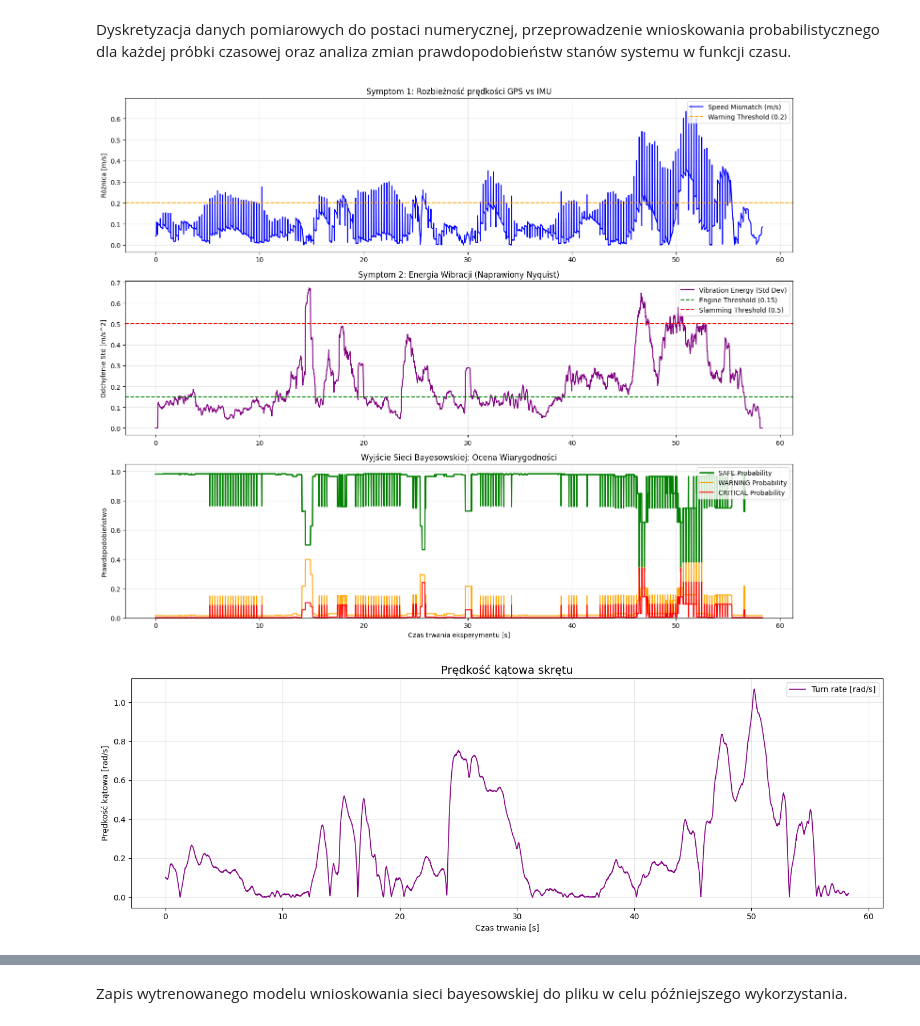
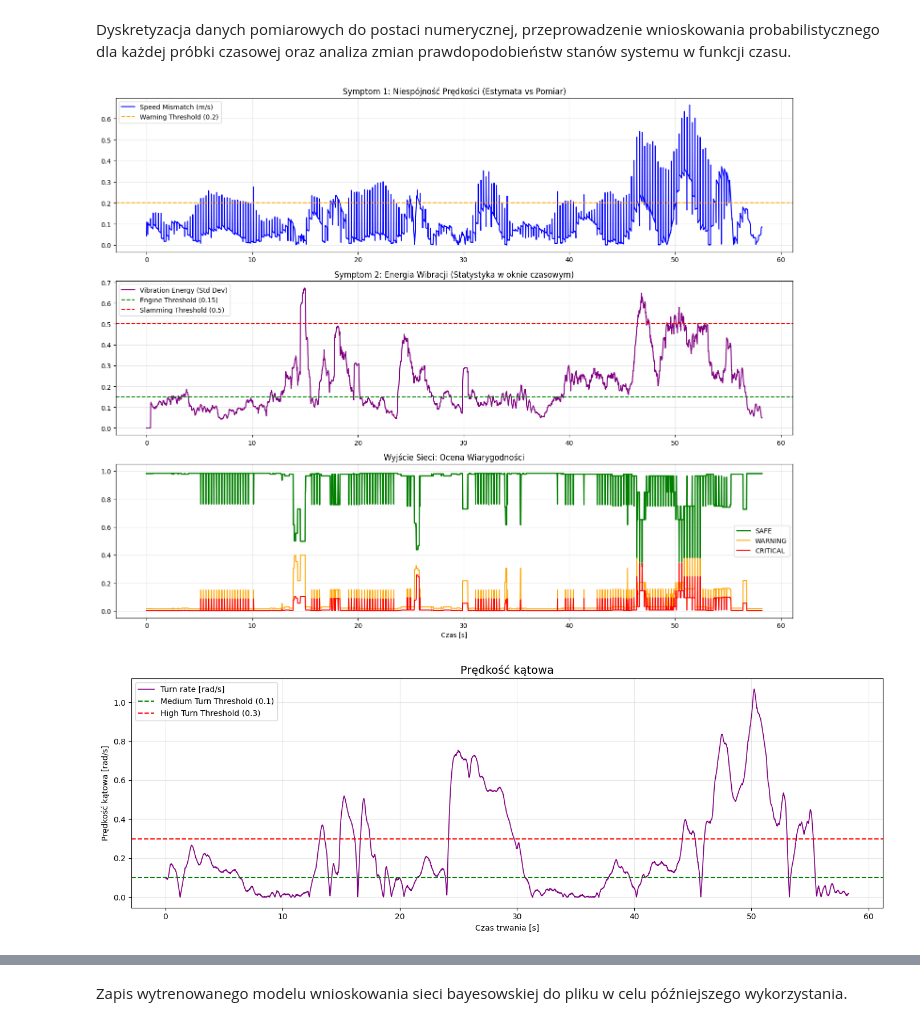
Before and after one commit to tygrysiatkomale/Inzynierka, a Jupyter notebook: data_preparation_and_model_training.ipynb, the cells around one changed output, grey strips where cells are left out. Drawn from its saved outputs; the diff is of its cells as text; code cells hidden in the pictures.

```diff
--- a/data_preparation_and_model_training.ipynb
+++ b/data_preparation_and_model_training.ipynb
@@ -50,7 +50,7 @@ df_imu['acc_total'] = np.sqrt(
     df_imu['linear_acceleration.z']**2
 )
 
-df_imu['vibration_energy'] = df_imu['acc_total'].rolling(window=25, center=True).std()
+df_imu['vibration_energy'] = df_imu['acc_total'].rolling(window=25, center=False).std()
 df_imu['vibration_energy'] = df_imu['vibration_energy'].fillna(0)
 
 
@@ -98,15 +97,15 @@ df_merged = pd.merge_asof(
     df_imu,
     df_vel[['time', 'speed_filter']],
     on='time',
-    direction='nearest',
+    direction='backward',
     tolerance=0.1
-    )
+)
 
 df_merged = pd.merge_asof(
     df_merged,
     df_pose[['time', 'speed_gps']],
     on='time',
-    direction='nearest',
+    direction='backward',
     tolerance=0.2
 )
 
@@ -304,28 +303,6 @@ print(q_safe)
 # %% [markdown]
 Dyskretyzacja danych pomiarowych do postaci numerycznej, przeprowadzenie wnioskowania probabilistycznego dla każdej próbki czasowej oraz analiza zmian prawdopodobieństw stanów systemu w funkcji czasu.
 # %%
-df_bn = pd.DataFrame()
-
-df_bn['Roll_State'] = pd.cut(df_merged['roll'].abs(),
-                             bins=[-1, 5, 15, 180],
-                             labels=[0, 1, 2]).astype(int)
-
-df_bn['Mismatch_State'] = pd.cut(df_merged['speed_mismatch'].abs(),
-                                 bins=[-1, 0.2, 0.5, 100],
-                                 labels=[0, 1, 2]).astype(int)
-
-df_bn['Vibration_State'] = pd.cut(df_merged['vibration_energy'],
-                                  bins=[-1, 0.15, 0.5, 100],
-                                  labels=[0, 1, 2]).astype(int)
-
-df_bn['Turn_State'] = pd.cut(df_merged['turn_rate'],
-                             bins=[-1, 0.1, 0.3, 100],
-                             labels=[0, 1, 2]).astype(int)
-
-df_bn['Engine_Status'] = pd.cut(df_merged['speed_filter'],
-                                bins=[-1, 0.2, 100],
-                                labels=[0, 1]).astype(int)
-
 results_safe = []
 results_warning = []
 results_critical = []
@@ -342,51 +319,50 @@ for index, row in df_bn.iterrows():
 
     try:
         q = infer.query(variables=['System_Status'], evidence=evidence, show_progress=False)
         results_safe.append(q.values[0])
         results_warning.append(q.values[1])
         results_critical.append(q.values[2])
     except:
         results_safe.append(0)
         results_warning.append(1)
         results_critical.append(0)
 
 plt.figure(figsize=(15, 12))
+time_rel = df_merged['time'] - df_merged['time'].iloc[0]
+
 
 plt.subplot(3, 1, 1)
-time_rel = df_merged['time'] - df_merged['time'].iloc[0]
 plt.plot(time_rel, df_merged['speed_mismatch'], label='Speed Mismatch (m/s)', color='blue')
 plt.axhline(y=0.2, color='orange', linestyle='--', label='Warning Threshold (0.2)')
-plt.title('Symptom 1: Rozbieżność prędkości GPS vs IMU', fontsize=12)
-plt.ylabel('Różnica [m/s]')
-plt.legend(loc='upper right')
+plt.title('Symptom 1: Niespójność Prędkości (Estymata vs Pomiar)', fontsize=12)
+plt.legend()
 plt.grid(True, alpha=0.3)
+
 
 plt.subplot(3, 1, 2)
 plt.plot(time_rel, df_merged['vibration_energy'], label='Vibration Energy (Std Dev)', color='purple')
 plt.axhline(y=0.15, color='green', linestyle='--', label='Engine Threshold (0.15)')
 plt.axhline(y=0.5, color='red', linestyle='--', label='Slamming Threshold (0.5)')
-plt.title('Symptom 2: Energia Wibracji (Naprawiony Nyquist)', fontsize=12)
-plt.ylabel('Odchylenie Std [m/s^2]')
-plt.legend(loc='upper right')
+plt.title('Symptom 2: Energia Wibracji (Statystyka w oknie czasowym)', fontsize=12)
+plt.legend()
 plt.grid(True, alpha=0.3)
 
+
 plt.subplot(3, 1, 3)
-plt.plot(time_rel, results_safe, label='SAFE Probability', color='green', linewidth=2)
-plt.plot(time_rel, results_warning, label='WARNING Probability', color='orange', linewidth=1.5)
-plt.plot(time_rel, results_critical, label='CRITICAL Probability', color='red', linewidth=1.5)
-
-plt.title('Wyjście Sieci Bayesowskiej: Ocena Wiarygodności', fontsize=12)
-plt.ylabel('Prawdopodobieństwo')
-plt.xlabel('Czas trwania eksperymentu [s]')
-plt.legend(loc='upper right')
+plt.plot(time_rel, results_safe, label='SAFE', color='green', linewidth=2)
+plt.plot(time_rel, results_warning, label='WARNING', color='orange', linewidth=1.5)
+plt.plot(time_rel, results_critical, label='CRITICAL', color='red', linewidth=1.5)
+plt.title('Wyjście Sieci: Ocena Wiarygodności', fontsize=12)
+plt.xlabel('Czas [s]')
+plt.legend()
 plt.grid(True, alpha=0.3)
-plt.ylim(0, 1.05)
+plt.ylim(-0.05, 1.05)
 
 plt.tight_layout()
-plt.savefig('integrity_monitor_results.png')
+plt.savefig('integrity_monitor_final.png')
 plt.show()
 # %% [output]
-[figure, old version]
+[figure, new version]
 # %%
 plt.figure(figsize=(14, 5))
 
@@ -400,7 +376,10 @@ plt.plot(
     label='Turn rate [rad/s]'
 )
 
-plt.title('Prędkość kątowa skrętu', fontsize=14)
+plt.axhline(y=0.1, color='green', linestyle='--', label='Medium Turn Threshold (0.1)')
+plt.axhline(y=0.3, color='red', linestyle='--', label='High Turn Threshold (0.3)')
+
+plt.title('Prędkość kątowa', fontsize=14)
 plt.xlabel('Czas trwania [s]')
 plt.ylabel('Prędkość kątowa [rad/s]')
 plt.grid(True, alpha=0.3)
@@ -409,4 +388,4 @@ plt.legend()
 plt.tight_layout()
 plt.show()
 # %% [output]
-[figure, old version]
+[figure, new version]
```
Also changed, not shown: parts of 5 cells of this notebook, 2 other files.
